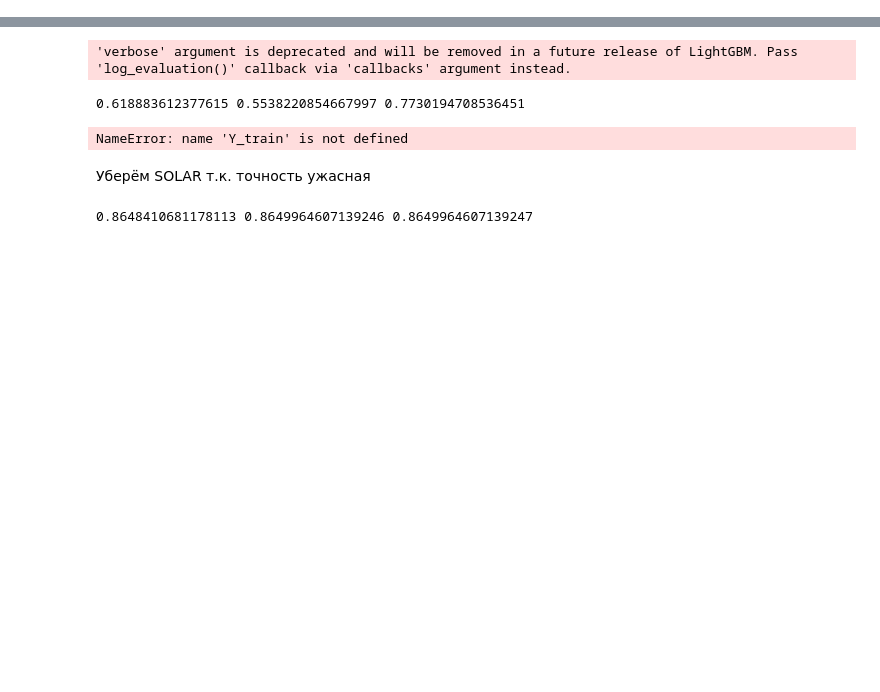
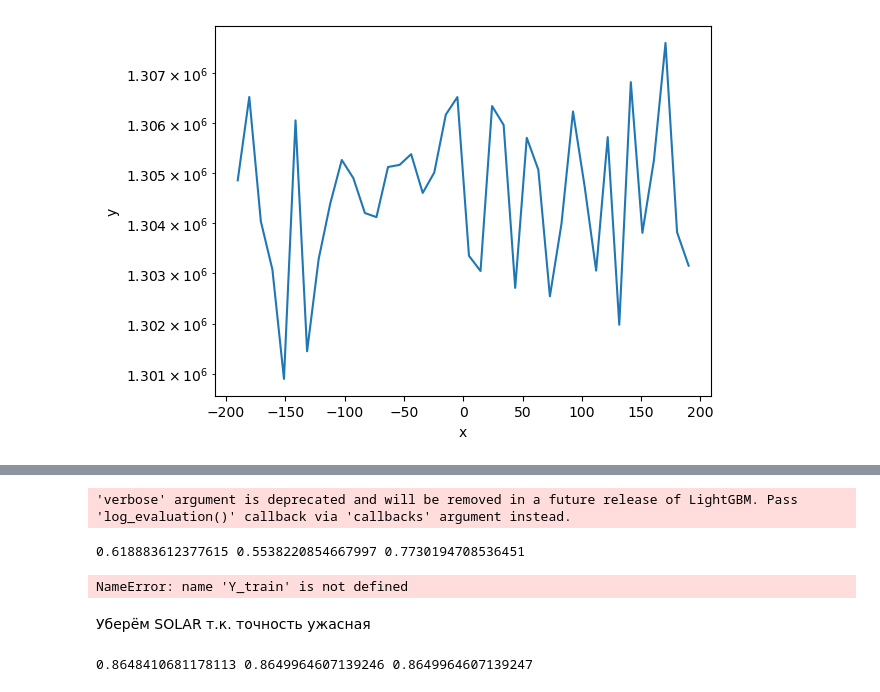
Before and after one commit to Jorezz/GRB_blind_search, a Jupyter notebook: GRB_notebook.ipynb, the cells around one changed output, grey strips where cells are left out. Drawn from its saved outputs; the diff is of its cells as text; code cells hidden in the pictures; blank space fills up the shorter version.

```diff
--- a/GRB_notebook.ipynb
+++ b/GRB_notebook.ipynb
@@ -62,0 +23,3 @@ array([7, 7, 7, 7, 7, 7, 7, 7])
+# %%
+lc = SPI_ACS_LightCurve('2020-01-01 00:00:00',200)
+lc
@@ -62,0 +32,4 @@ array([7, 7, 7, 7, 7, 7, 7, 7])
+# %%
+lc.rebin(10).plot(logy=True)
+# %% [output]
+[figure, added]
```
Also changed, not shown: parts of 7 cells of this notebook, 3 other files.
